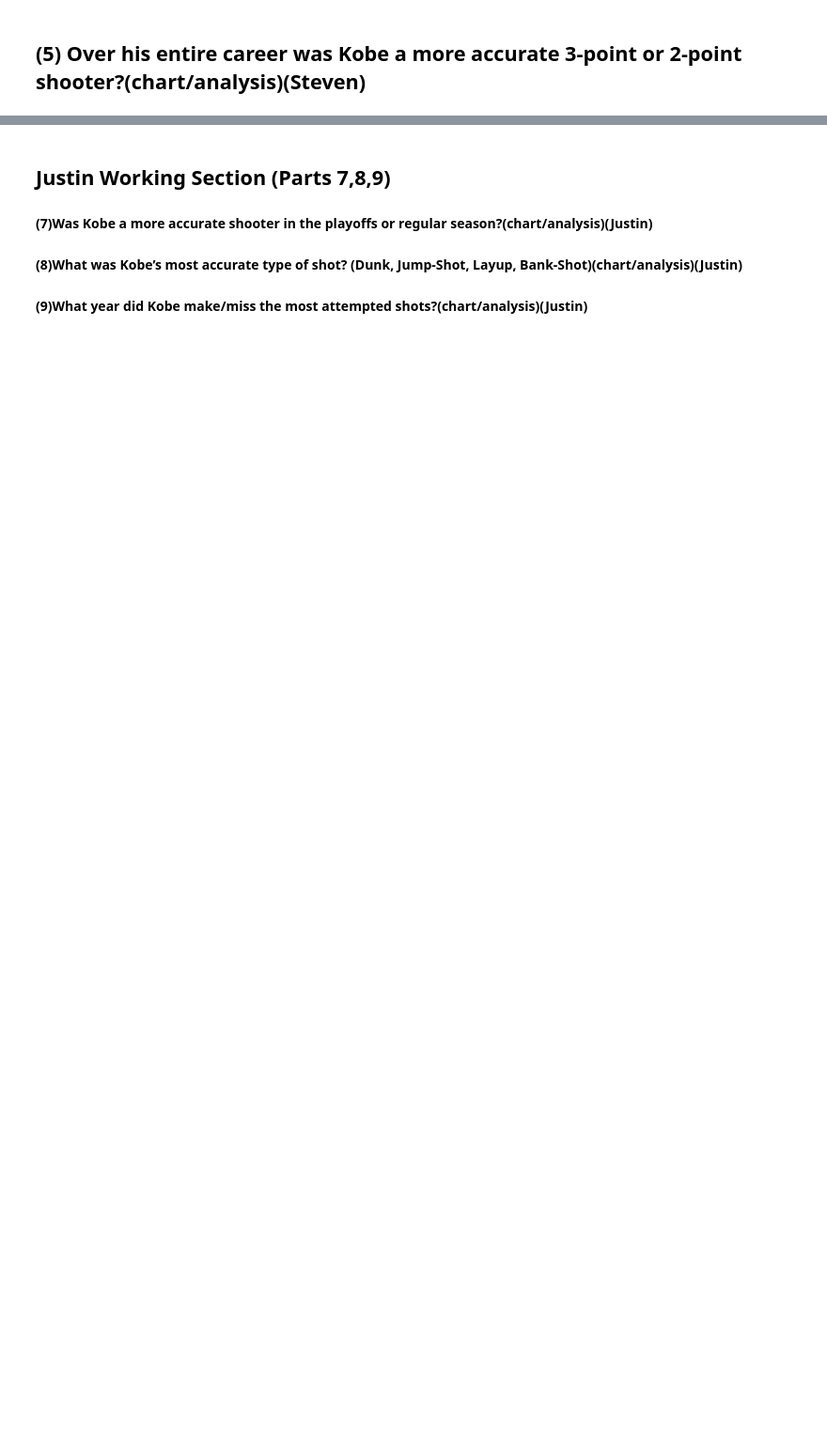
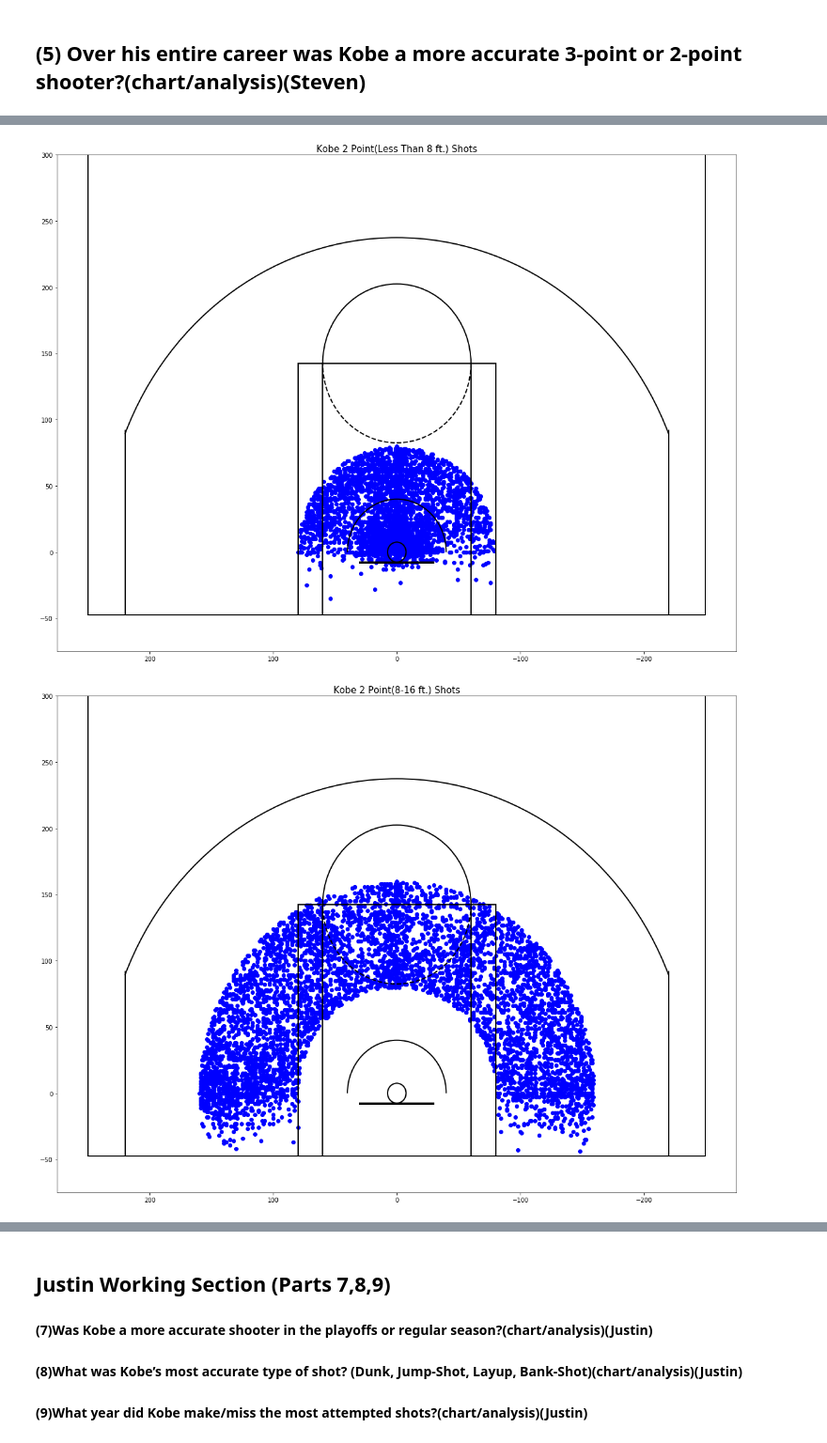
Before and after one commit to lubo4991/INFO-4604-Machine-Learning-Group-Project, a Jupyter notebook: FINAL ML Project Notebook.ipynb, the cells around one changed output, grey strips where cells are left out. Shown at 94% size. Cells and saved outputs as stored; diff of their text form; code cells hidden in the pictures; blank space fills up the shorter version.

```diff
--- a/FINAL ML Project Notebook.ipynb
+++ b/FINAL ML Project Notebook.ipynb
@@ -868,0 +873,42 @@ plt.show()
+# %%
+df = pd.read_csv("data_sql.csv")
+df = df.dropna()
+
+plt.figure(figsize=(20,15))
+ax = df.loc[df.shot_zone_range == 'Less Than 8 ft.']
+plt.scatter(ax.loc_x, ax.loc_y, color='blue')
+draw_court(outer_lines=True)
+plt.title('Kobe 2 Point(Less Than 8 ft.) Shots', fontsize=15)
+plt.xlim(275,-275)
+plt.ylim(-75,300)
+plt.show()
+
+plt.figure(figsize=(20,15))
+ax = df.loc[df.shot_zone_range == '8-16 ft.']
+plt.scatter(ax.loc_x, ax.loc_y, color='blue')
+draw_court(outer_lines=True)
+plt.title('Kobe 2 Point(8-16 ft.) Shots', fontsize=15)
+plt.xlim(275,-275)
+plt.ylim(-75,300)
+plt.show()
+
+plt.figure(figsize=(20,15))
+ax = df.loc[df.shot_zone_range == '16-24 ft.']
+plt.scatter(ax.loc_x, ax.loc_y, color='blue')
+draw_court(outer_lines=True)
+plt.title('Kobe 2 Point(16-24 ft.) Shots', fontsize=15)
+plt.xlim(275,-275)
+plt.ylim(-75,300)
+plt.show()
+
+plt.figure(figsize=(20,15))
+ax = df.loc[df.shot_zone_range == '24+ ft.']
+plt.scatter(ax.loc_x, ax.loc_y, color='red')
+draw_court(outer_lines=True)
+plt.title('Kobe 3 Point(24+ ft.) Shots', fontsize=15)
+plt.xlim(275,-275)
+plt.ylim(-75,300)
+plt.show()
+# %% [output]
+[figure, added]
+[figure, added]
```
Also changed, not shown: parts of 42 cells of this notebook, 2 other files.
